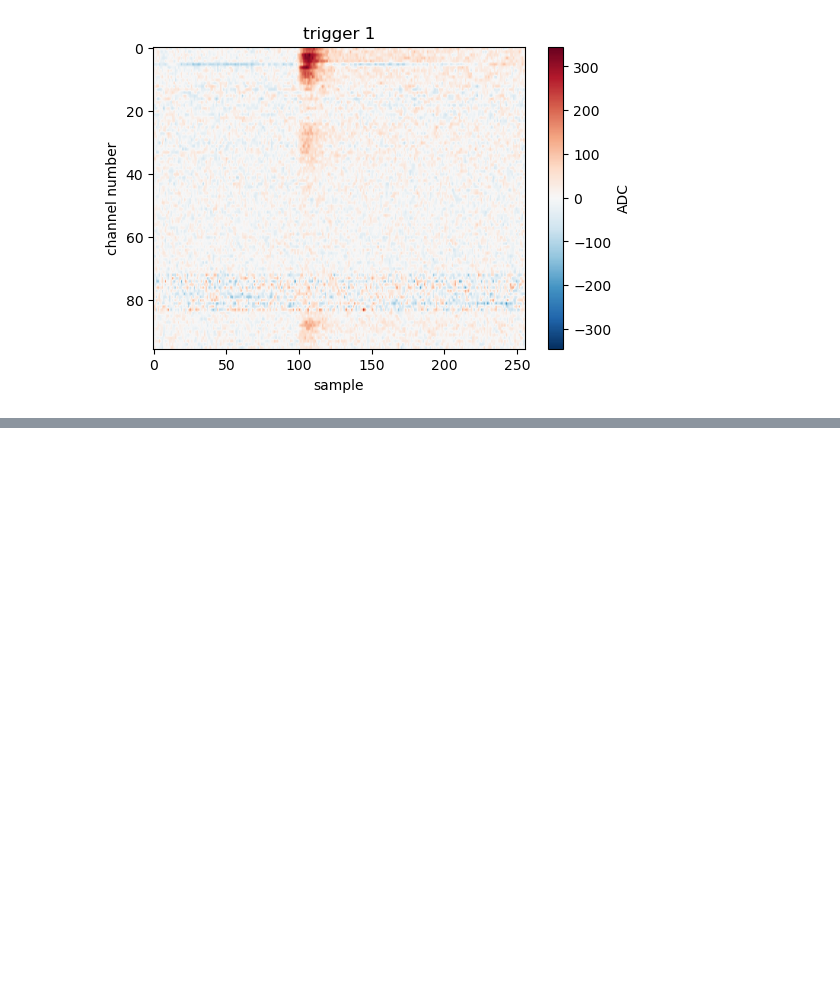
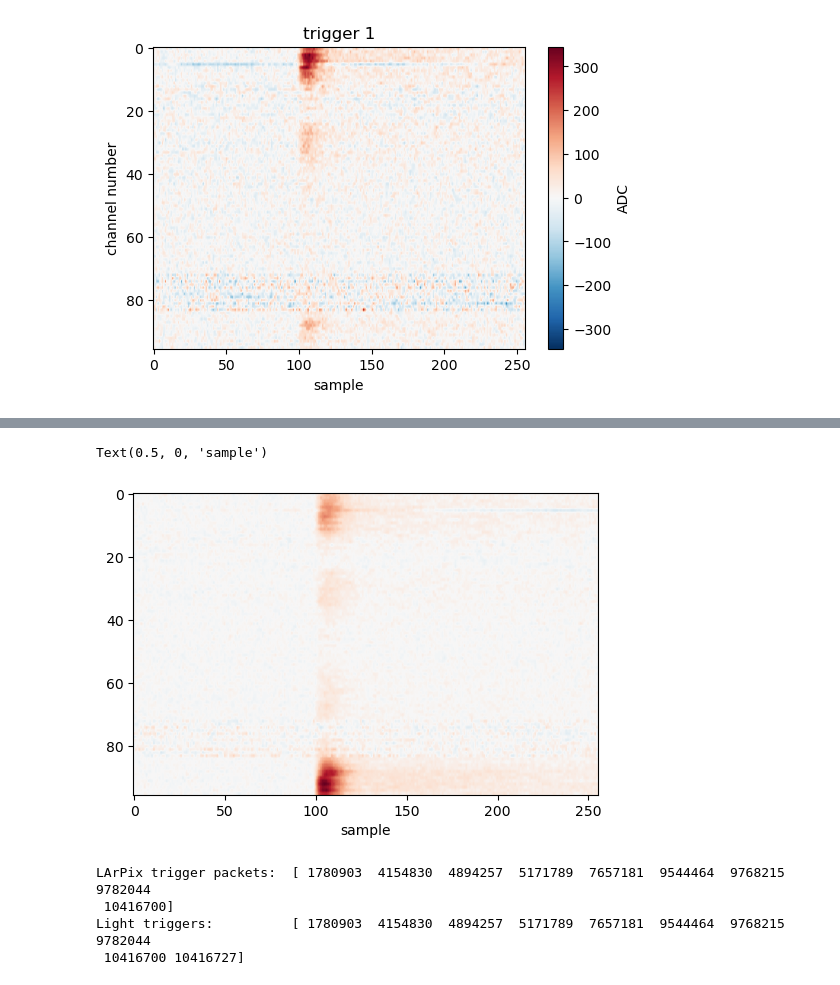
Before and after one commit to DUNE/larnd-sim, a Jupyter notebook: examples/Light signals.ipynb, the cells around one changed output, grey strips where cells are left out. Cells and saved outputs as stored; diff of their text form; code cells hidden in the pictures; blank space fills up the shorter version.

```diff
--- a/examples/Light signals.ipynb
+++ b/examples/Light signals.ipynb
@@ -544,3 +544,6 @@ for itrig in range(0,light_digit_signal.shape[0]):
 # %% [output]
 [figure]
 [figure]
+# %%
+import h5py
+f = h5py.File('../larndsim.9951.h5','r')
@@ -546,0 +562,17 @@ for itrig in range(0,light_digit_signal.shape[0]):
+# %%
+plt.figure(dpi=100)
+plt.imshow(f['light_wvfm'][0], cmap='RdBu_r', norm=colors.CenteredNorm(), aspect='auto')
+plt.xlabel('sample')
+plt.ylabel('channel number')
+# %% [output]
+Text(0.5, 0, 'sample')
+[figure, added]
+# %%
+mask = (f['packets']['packet_type'] == 7) & (f['packets']['io_group'] == 1)
+print('LArPix trigger packets:\t', f['packets'][mask]['timestamp'][:10])
+print('Light triggers:\t\t', f['light_trig']['ts_sync'][:10])
+# %% [output]
+LArPix trigger packets:  [ 1780903  4154830  4894257  5171789  7657181  9544464  9768215  9782044
+ 10416700]
+Light triggers:          [ 1780903  4154830  4894257  5171789  7657181  9544464  9768215  9782044
+ 10416700 10416727]
```
Also changed, not shown: parts of 1 cell of this notebook, 1 other file.
